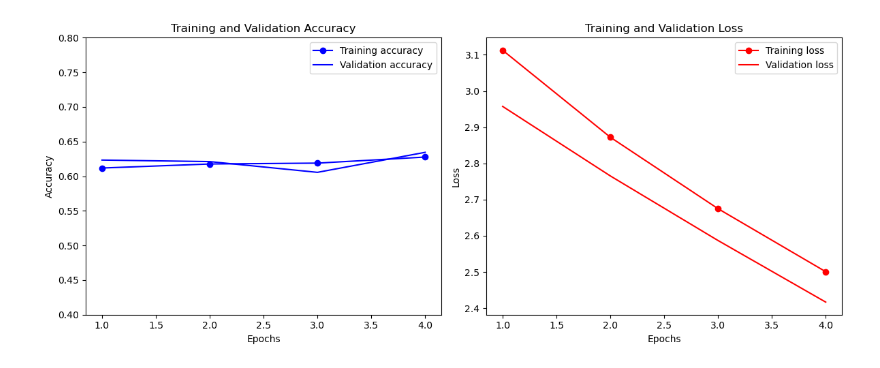
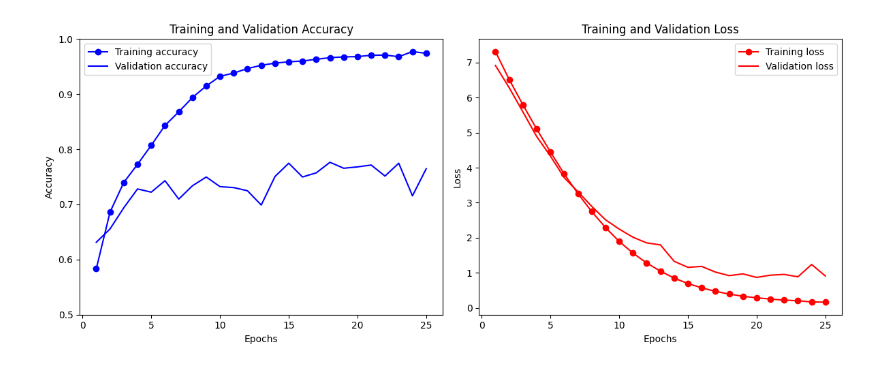
Before and after one commit to shumeraa/DeepfakeClassifier, a Jupyter notebook: readData.ipynb, the cells around one changed output. Drawn from its saved outputs; the diff is of its cells as text; code cells hidden in the pictures.

Commit message:
Rerunning model with changes from final model branch

```diff
--- a/readData.ipynb
+++ b/readData.ipynb
@@ -23,7 +23,7 @@ zip_paths = [
 ]
 
 # Function to add image data to a DataFrame from multiple zip files
-def create_image_dataframe(zip_paths, base_num_images_per_zip=1500):
+def create_image_dataframe(zip_paths, base_num_images_per_zip=2000):
     # List to store image data
     data = []
     data_inpainting = []
@@ -281,7 +297,7 @@ from tensorflow.keras.applications import MobileNetV2
 #highest accuracy so far is 0.64
 
 base_model = MobileNetV2(input_shape=(128, 128, 3), include_top=False, weights='imagenet')
-base_model.trainable = False
+base_model.trainable = True
 l2_reg = 0.01
 
 # Create the model
@@ -306,7 +322,7 @@ model.compile(optimizer=optimizers.Adam(.0001),
 # %%
 history = model.fit(
     train_dataset,
-    epochs=4,
+    epochs=25,
     validation_data=val_dataset
 )
 # %% [output]
@@ -393,35 +443,35 @@ def create_plots(history):
     val_acc = history.history['val_accuracy']
     loss = history.history['loss']
     val_loss = history.history['val_loss']
 
     epochs = range(1, len(acc) + 1)
 
     # Plotting the Training and Validation Accuracy graph
     plt.figure(figsize=(12, 5))
     plt.subplot(1, 2, 1)
     plt.plot(epochs, acc, 'bo-', label='Training accuracy')
     plt.plot(epochs, val_acc, 'b', label='Validation accuracy')
     plt.title('Training and Validation Accuracy')
     plt.xlabel('Epochs')
     plt.ylabel('Accuracy')
-    plt.ylim(0.4, 0.8)
+    plt.ylim(0.5, 1.0)
     plt.legend()
 
     # Plotting the Training and Validation Loss graph
     plt.subplot(1, 2, 2)
     plt.plot(epochs, loss, 'ro-', label='Training loss')
     plt.plot(epochs, val_loss, 'r', label='Validation loss')
     plt.title('Training and Validation Loss')
     plt.xlabel('Epochs')
     plt.ylabel('Loss')
     plt.legend()
 
     plt.tight_layout()
     plt.show()
 
 create_plots(history)
 # %% [output]
-[figure, old version]
+[figure, new version]
 # %%
 from sklearn.metrics import f1_score
 
```
Also changed, not shown: parts of 9 cells of this notebook.
